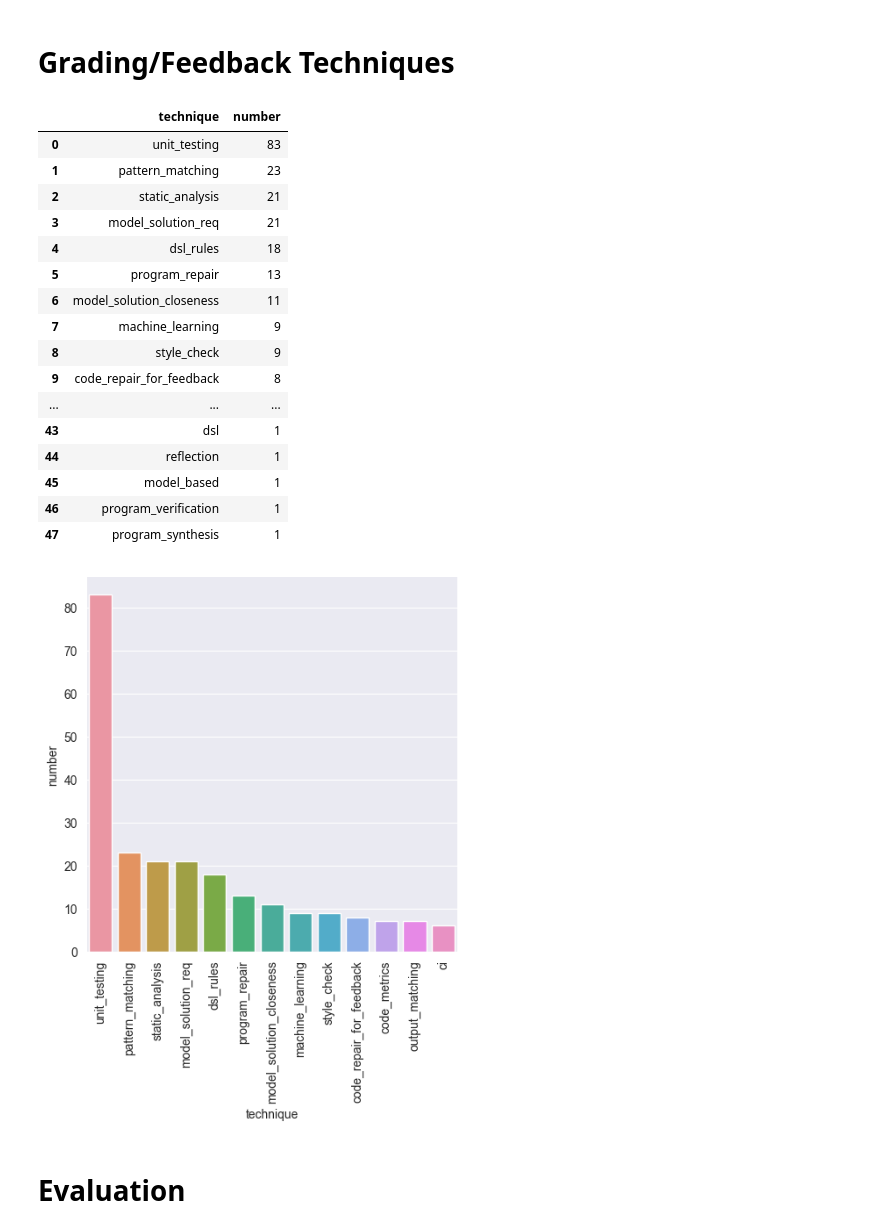
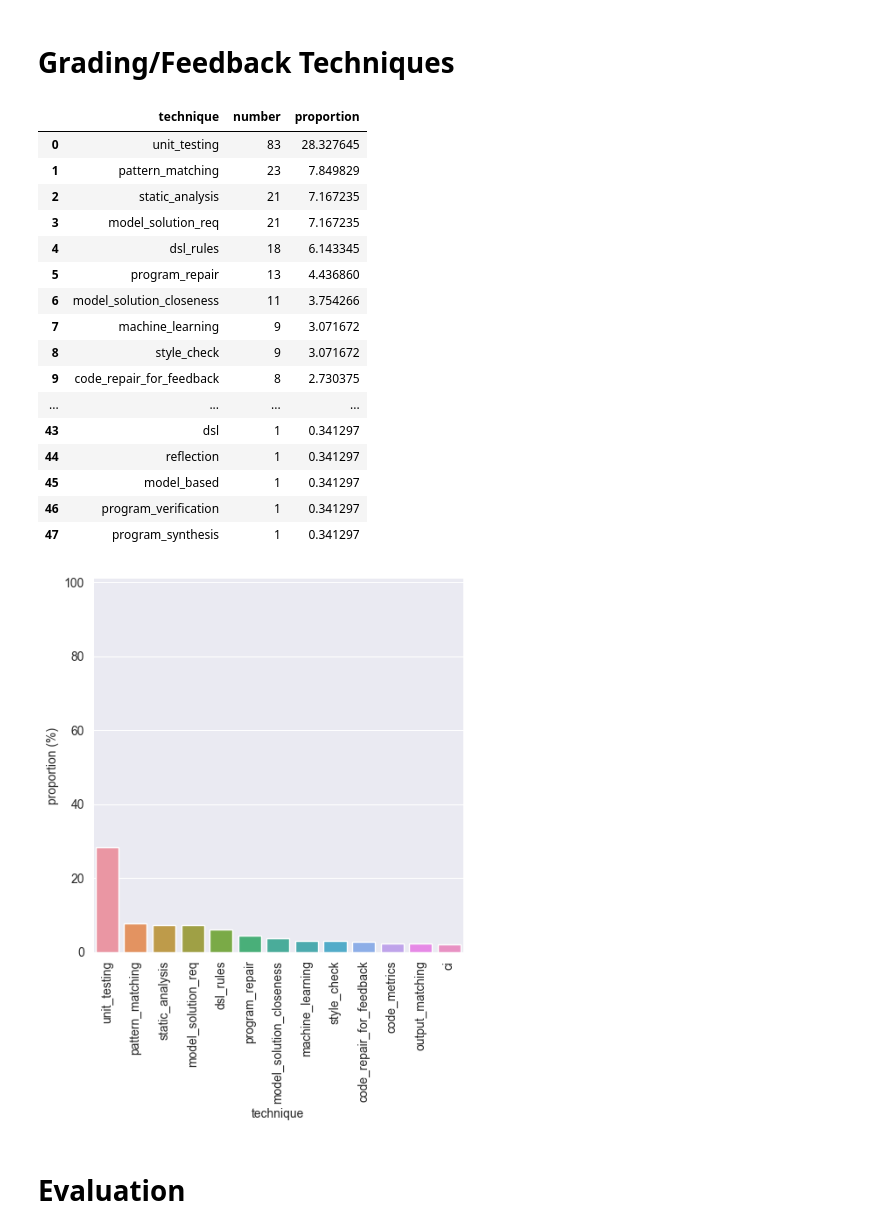
Before and after one commit to m-messer/Automated-Assessment-SLR-Data-Processing, a Jupyter notebook: analysis.ipynb, the cells around one changed output. Drawn from its saved outputs; the diff is of its cells as text; code cells hidden in the pictures.

```diff
--- a/analysis.ipynb
+++ b/analysis.ipynb
@@ -267,32 +284,35 @@ plt.savefig('plots/lang_family.pdf', bbox_inches='tight')
 # %%
 tech = pd.Series([tag.replace('technique:', '') for tags in df.tags for tag in tags if tag.startswith('technique')]).value_counts().reset_index()
 tech.columns = ["technique", 'number']
+tech['proportion'] = (tech.number / tech.number.sum()) * 100
 tech
 # %% [output]
-|  | technique | number |
-| 0 | unit_testing | 83 |
-| 1 | pattern_matching | 23 |
-| 2 | static_analysis | 21 |
-| 3 | model_solution_req | 21 |
-| 4 | dsl_rules | 18 |
-| 5 | program_repair | 13 |
-| 6 | model_solution_closeness | 11 |
-| 7 | machine_learning | 9 |
-| 8 | style_check | 9 |
-| 9 | code_repair_for_feedback | 8 |
-| ... | ... | ... |
-| 43 | dsl | 1 |
-| 44 | reflection | 1 |
-| 45 | model_based | 1 |
-| 46 | program_verification | 1 |
-| 47 | program_synthesis | 1 |
+|  | technique | number | proportion |
+| 0 | unit_testing | 83 | 28.327645 |
+| 1 | pattern_matching | 23 | 7.849829 |
+| 2 | static_analysis | 21 | 7.167235 |
+| 3 | model_solution_req | 21 | 7.167235 |
+| 4 | dsl_rules | 18 | 6.143345 |
+| 5 | program_repair | 13 | 4.436860 |
+| 6 | model_solution_closeness | 11 | 3.754266 |
+| 7 | machine_learning | 9 | 3.071672 |
+| 8 | style_check | 9 | 3.071672 |
+| 9 | code_repair_for_feedback | 8 | 2.730375 |
+| ... | ... | ... | ... |
+| 43 | dsl | 1 | 0.341297 |
+| 44 | reflection | 1 | 0.341297 |
+| 45 | model_based | 1 | 0.341297 |
+| 46 | program_verification | 1 | 0.341297 |
+| 47 | program_synthesis | 1 | 0.341297 |
 # %%
 ## TRUNCATED UNDER 6 RESULTS
-sns.catplot(tech[tech['number'] > 5], kind='bar', x='technique', y='number')
+ax_tech = sns.catplot(tech[tech['number'] > 5], kind='bar', x='technique', y='proportion')
+ax_tech.set(ylabel = 'proportion (%)')
 plt.xticks(rotation=90)
+plt.ylim([0, 101])
 plt.savefig('plots/technique.pdf', bbox_inches='tight')
 # %% [output]
-[figure, old version]
+[figure, new version]
 # %% [markdown]
 # Evaluation
 # %%
```
Also changed, not shown: parts of 16 cells of this notebook, 9 other files.
